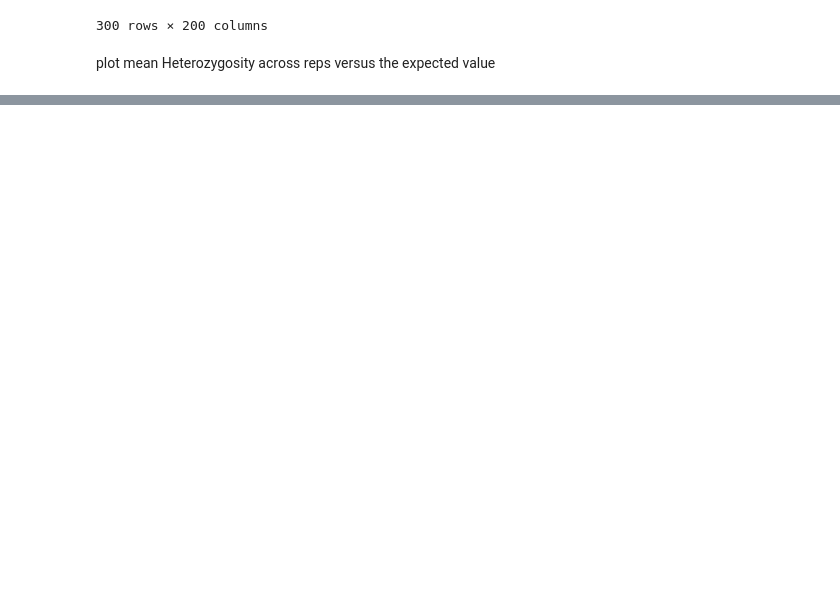
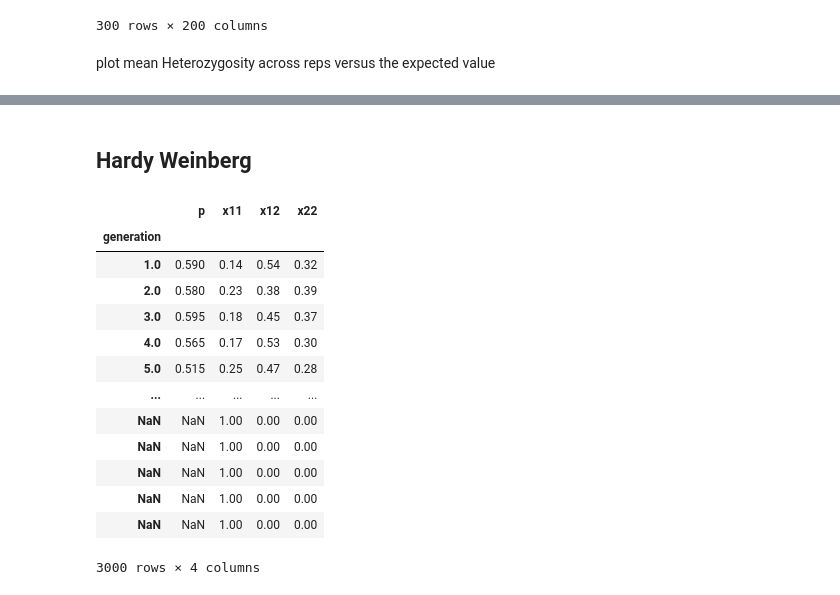
Before and after one commit to tskit-dev/pyslim, a Jupyter notebook: example_magic.ipynb, the cells around one changed output, grey strips where cells are left out. Drawn from its saved outputs; the diff is of its cells as text; code cells hidden in the pictures; blank space fills up the shorter version.

```diff
--- a/example_magic.ipynb
+++ b/example_magic.ipynb
@@ -73,0 +79,65 @@ pd.Series(e).plot(label="theory",legend="True")
+# %% [markdown]
+## Hardy Weinberg
+# %%
+%%slim_stats_reps_stack 10
+// set up a single locus simulation of drift
+initialize()
+{
+    // set the overall mutation rate
+    initializeMutationRate(0);
+    // m1 mutation type: neutral
+    initializeMutationType("m1", 0.5, "f", 0.0);
+    // g1 genomic element type: uses m1 probability 1
+    initializeGenomicElementType("g1", c(m1), c(1.0));
+    // uniform chromosome of length 1 site
+    initializeGenomicElement(g1, 0, 0);
+    // uniform recombination along the chromosome
+    initializeRecombinationRate(1e-8);
+    suppressWarnings(T);
+}
+
+// create a population of 100 individuals
+1 {
+    sim.addSubpop("p1", 100);
+    // sample 100 haploid genomes
+    target = sample(p1.genomes, 100);
+    // add a mutation to those genomes
+    // H_0 = 0.5 here
+    target.addNewMutation(m1,0, 0);
+    cat("generation,p,x11,x12,x22\\n");
+}
+1:300 late(){
+    inds = p1.sampleIndividuals(100);
+    ind_count = inds.countOfMutationsOfType(m1);
+    counts = c(0, 0, 0);
+    for (x in ind_count)
+        counts[x] = counts[x] + 1;
+    counts = counts / 100;
+    freqs = sim.mutationFrequencies(p1);
+    if (length(freqs) > 0.0)
+        cat(sim.generation);
+        cat(",");
+        cat(freqs);
+        cat(",");
+        cat(counts,sep=",");
+        cat("\\n");
+    }
+// run to generation 0
+300 late() {
+    sim.simulationFinished();
+    }
+# %% [output]
+|  | p | x11 | x12 | x22 |
+| generation |  |  |  |  |
+| 1.0 | 0.590 | 0.14 | 0.54 | 0.32 |
+| 2.0 | 0.580 | 0.23 | 0.38 | 0.39 |
+| 3.0 | 0.595 | 0.18 | 0.45 | 0.37 |
+| 4.0 | 0.565 | 0.17 | 0.53 | 0.30 |
+| 5.0 | 0.515 | 0.25 | 0.47 | 0.28 |
+| ... | ... | ... | ... | ... |
+| NaN | NaN | 1.00 | 0.00 | 0.00 |
+| NaN | NaN | 1.00 | 0.00 | 0.00 |
+| NaN | NaN | 1.00 | 0.00 | 0.00 |
+| NaN | NaN | 1.00 | 0.00 | 0.00 |
+| NaN | NaN | 1.00 | 0.00 | 0.00 |
+3000 rows × 4 columns
```
Also changed, not shown: parts of 7 cells of this notebook, 1 other file.
